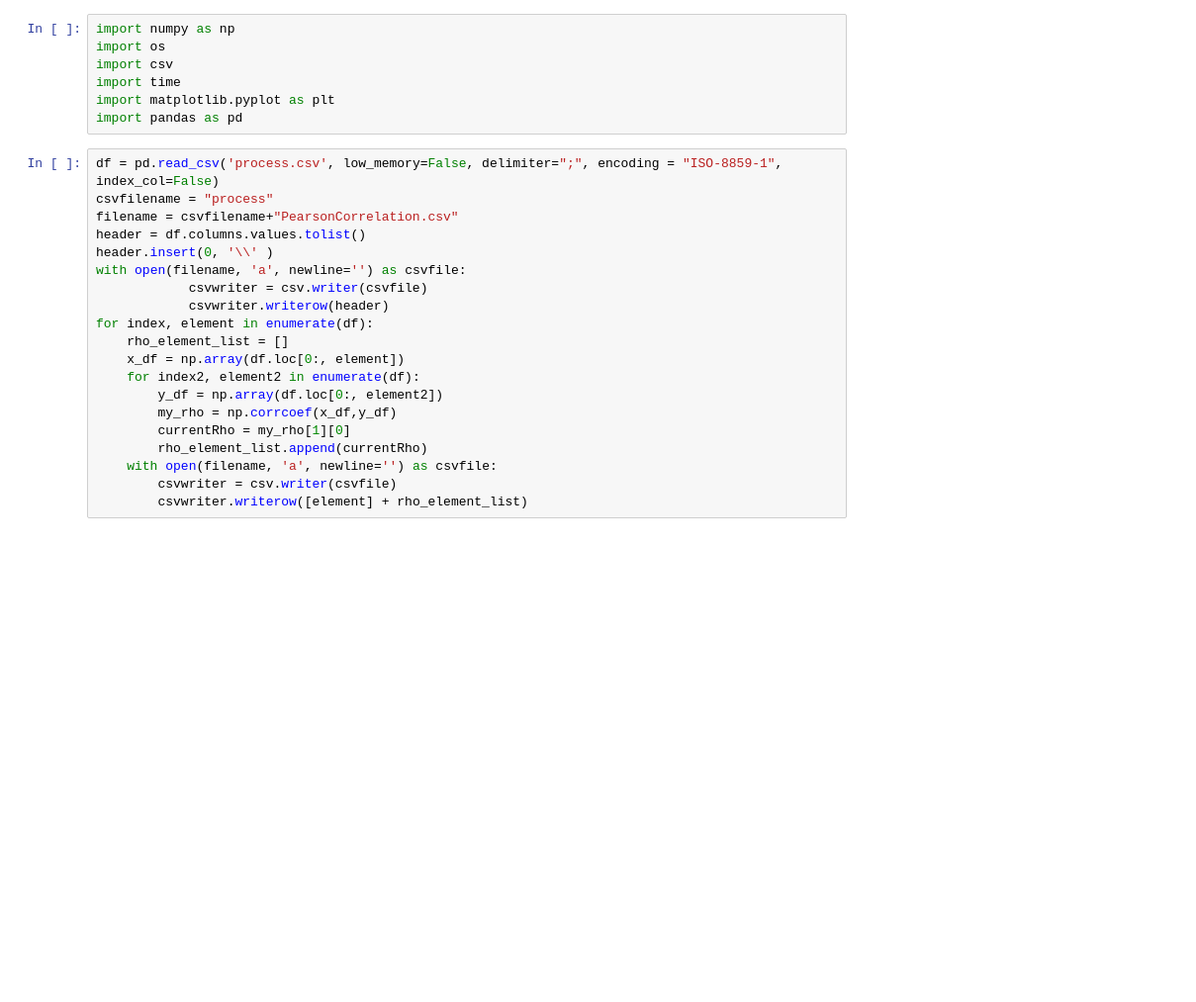
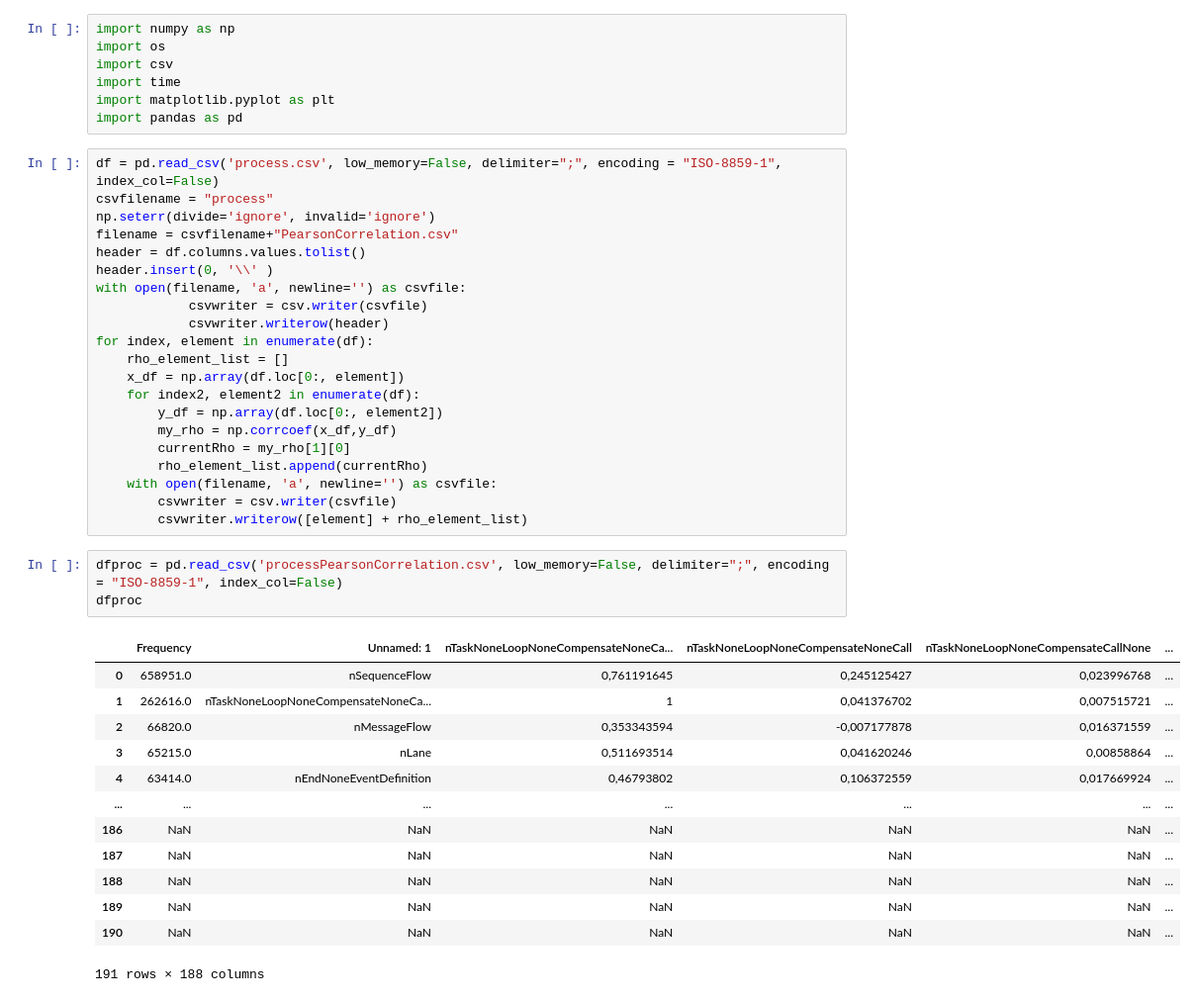
Before and after one commit to PROSLab/BPMN-Analytics, a Jupyter notebook: Correlation between pairs of BPMN elements/BPMNPearsonCorrelation.ipynb, the cells around one changed output. Shown at 99% size. Saved outputs shown, nothing was run; the diff lists cells and outputs as text; blank space fills up the shorter version.

```diff
--- a/Correlation between pairs of BPMN elements/BPMNPearsonCorrelation.ipynb
+++ b/Correlation between pairs of BPMN elements/BPMNPearsonCorrelation.ipynb
@@ -8,6 +8,7 @@ import pandas as pd
 # %%
 df = pd.read_csv('process.csv', low_memory=False, delimiter=";", encoding = "ISO-8859-1", index_col=False)
 csvfilename = "process"
+np.seterr(divide='ignore', invalid='ignore')
 filename = csvfilename+"PearsonCorrelation.csv"
 header = df.columns.values.tolist()
 header.insert(0, '\\' )
@@ -25,3 +26,20 @@ for index, element in enumerate(df):
     with open(filename, 'a', newline='') as csvfile:
         csvwriter = csv.writer(csvfile)
         csvwriter.writerow([element] + rho_element_list)
+# %%
+dfproc = pd.read_csv('processPearsonCorrelation.csv', low_memory=False, delimiter=";", encoding = "ISO-8859-1", index_col=False)
+dfproc
+# %% [output]
+|  | Frequency | Unnamed: 1 | nTaskNoneLoopNoneCompensateNoneCa... | nTaskNoneLoopNoneCompensateNoneCall | nTaskNoneLoopNoneCompensateCallNone | ... |
+| 0 | 658951.0 | nSequenceFlow | 0,761191645 | 0,245125427 | 0,023996768 | ... |
+| 1 | 262616.0 | nTaskNoneLoopNoneCompensateNoneCa... | 1 | 0,041376702 | 0,007515721 | ... |
+| 2 | 66820.0 | nMessageFlow | 0,353343594 | -0,007177878 | 0,016371559 | ... |
+| 3 | 65215.0 | nLane | 0,511693514 | 0,041620246 | 0,00858864 | ... |
+| 4 | 63414.0 | nEndNoneEventDefinition | 0,46793802 | 0,106372559 | 0,017669924 | ... |
+| ... | ... | ... | ... | ... | ... | ... |
+| 186 | NaN | NaN | NaN | NaN | NaN | ... |
+| 187 | NaN | NaN | NaN | NaN | NaN | ... |
+| 188 | NaN | NaN | NaN | NaN | NaN | ... |
+| 189 | NaN | NaN | NaN | NaN | NaN | ... |
+| 190 | NaN | NaN | NaN | NaN | NaN | ... |
+191 rows × 188 columns
```
Also changed, not shown: parts of 2 cells of this notebook.
